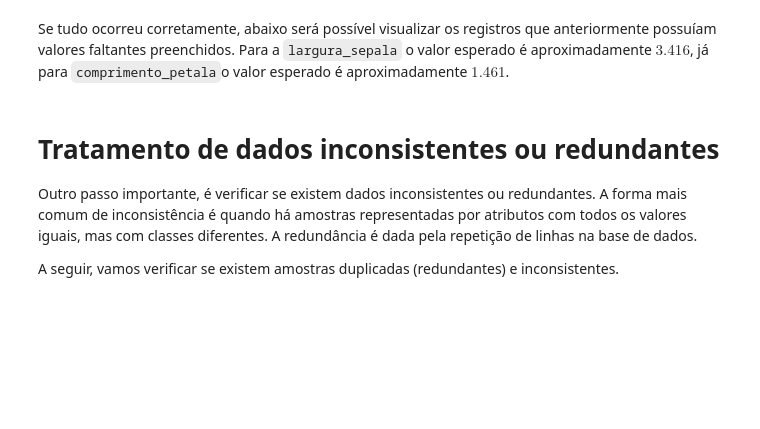
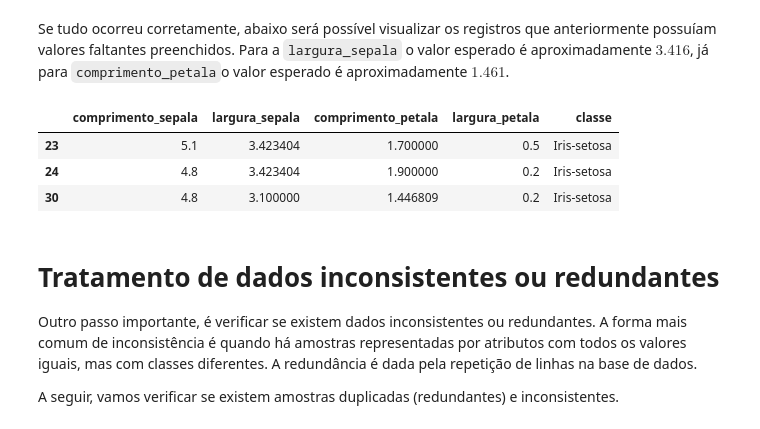
Before and after one commit to vicente322/Trabalhos-CPAD, a Jupyter notebook: T3/Preparacao de Dados.ipynb, the cells around one changed output. Drawn from its saved outputs; the diff is of its cells as text; code cells hidden in the pictures; blank space fills up the shorter version.

```diff
--- a/T3/Preparacao de Dados.ipynb
+++ b/T3/Preparacao de Dados.ipynb
@@ -129,10 +129,10 @@ Outro passo importante, é verificar se existem atributos com valores ausentes (
 
 <b>Atenção</b>: Não necessariamente estarão faltando valores para todos atributos de uma linha.
 # %%
-null_mask = new_dataset.isnull().any(axis='columns') # Retorna booleano. True se tem null na linha
-linhas_null = new_dataset[null_mask] # Retorna as linhas que tem algum campo null
+null_mask = new_dataset.isna().any(axis='columns') # Retorna booleano. True se tem null na linha
+linhas_na = new_dataset[null_mask] # Retorna as linhas que tem algum campo null
 
-idxRowNaN = linhas_null.index # Guarda somente os ids das linhas com nulls
+idxRowNaN = linhas_na.index # Guarda somente os ids das linhas com nulls
 
 print(idxRowNaN)
 # %% [output]
@@ -161,8 +159,21 @@ Existem diversas técnicas para tratar atributos faltantes. Como este problema p
+# %%
+
+IS = new_dataset.where(new_dataset.classe == 'Iris-setosa').dropna()
+media_lard_sep = IS.largura_sepala.mean(skipna=True)
+media_comp_pet = IS.comprimento_petala.mean(skipna=True)
+
+new_dataset.largura_sepala = new_dataset.largura_sepala.fillna(media_lard_sep)
+new_dataset.comprimento_petala = new_dataset.comprimento_petala.fillna(media_comp_pet)
 # %% [markdown]
 Se tudo ocorreu corretamente, abaixo será possível visualizar os registros que anteriormente possuíam valores faltantes preenchidos.
 Para a `largura_sepala` o valor esperado é aproximadamente $3.416$, já para `comprimento_petala`o valor esperado é aproximadamente $1.461$.
 # %%
-df_dataset.loc[idxRowNaN]
+new_dataset.loc[idxRowNaN]
+# %% [output]
+|  | comprimento_sepala | largura_sepala | comprimento_petala | largura_petala | classe |
+| 23 | 5.1 | 3.423404 | 1.700000 | 0.5 | Iris-setosa |
+| 24 | 4.8 | 3.423404 | 1.900000 | 0.2 | Iris-setosa |
+| 30 | 4.8 | 3.100000 | 1.446809 | 0.2 | Iris-setosa |
 # %% [markdown]
 # Tratamento de dados inconsistentes ou redundantes
 
```
Also changed, not shown: parts of 9 cells of this notebook, 7 other files.
